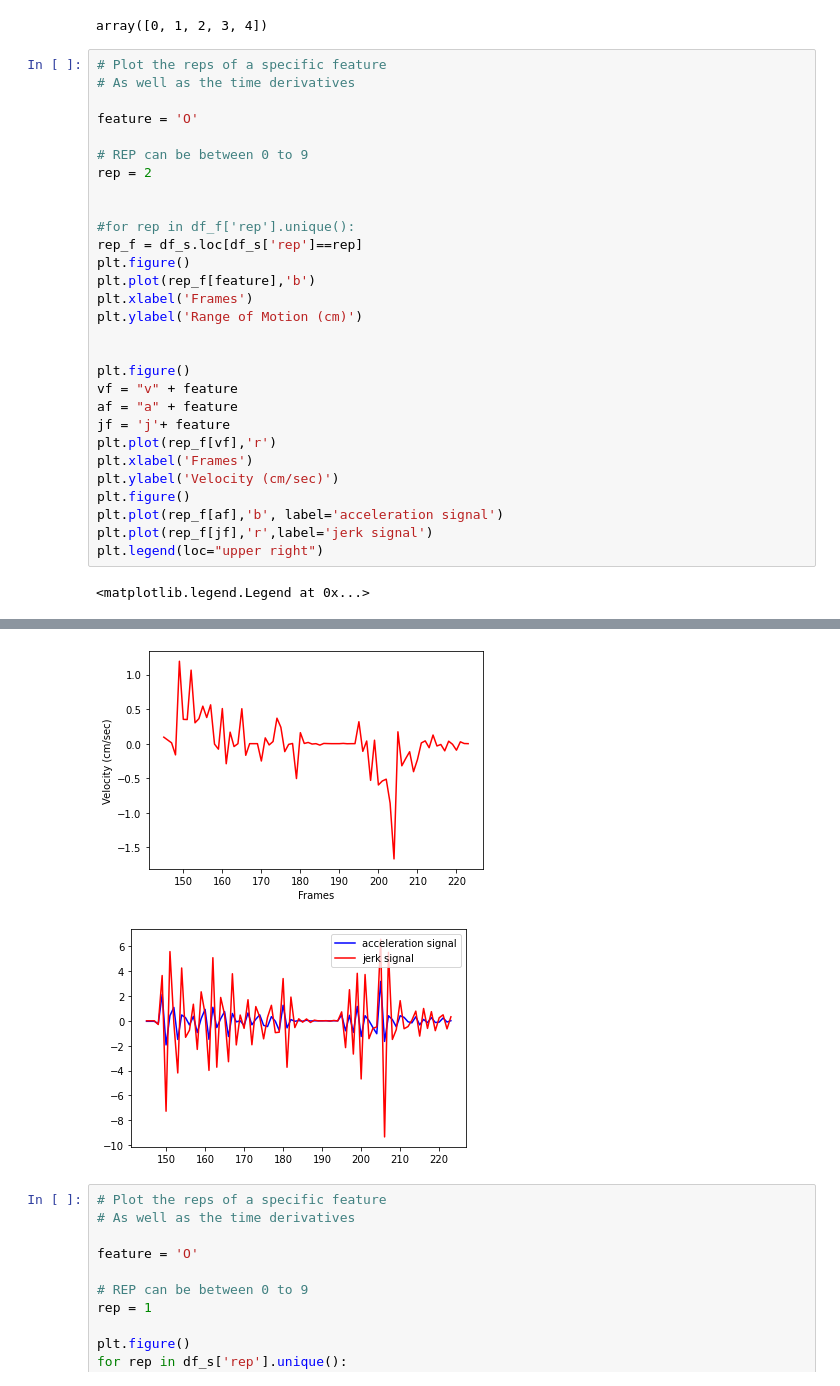
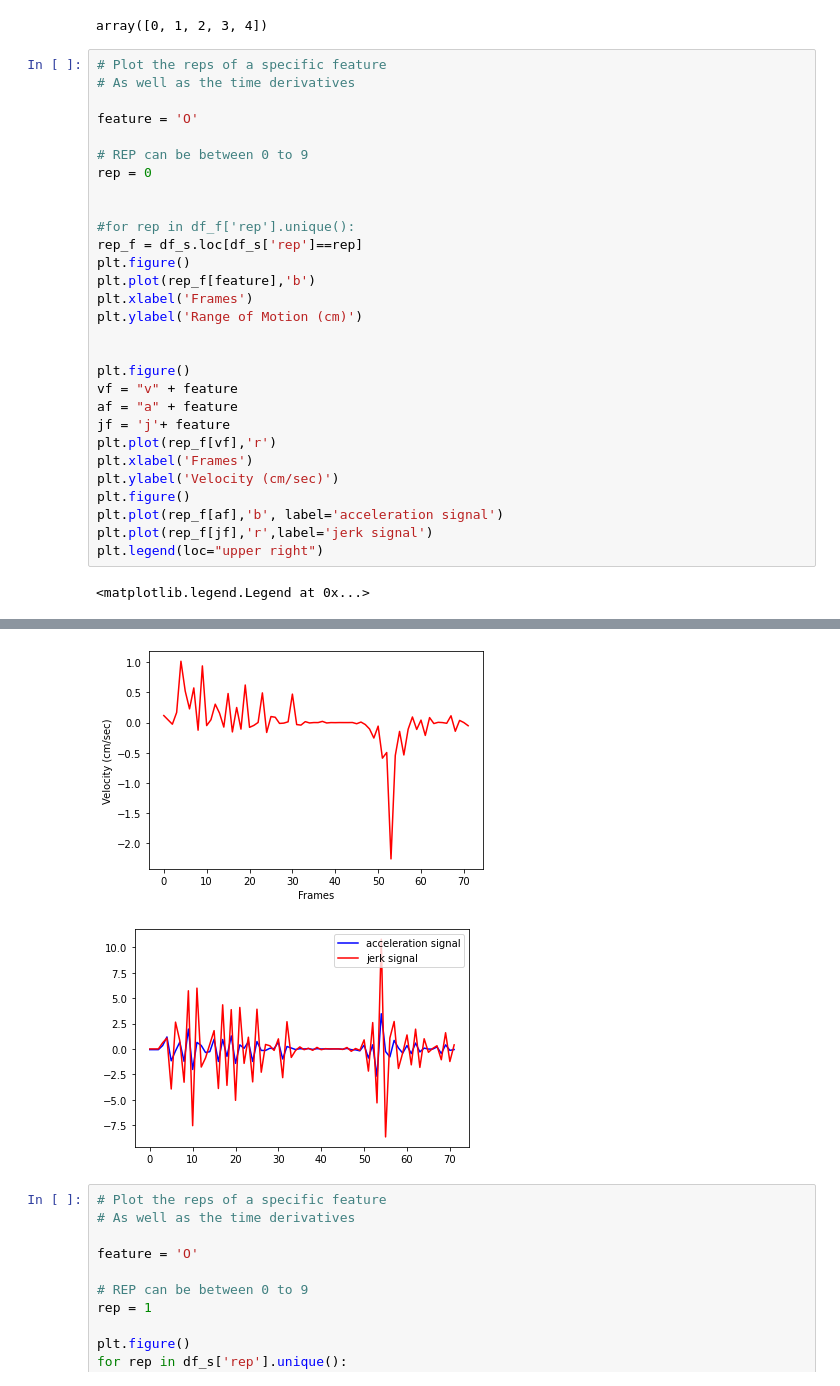
Before and after one commit to denizjafari/ClinicalScore, a Jupyter notebook: FeatureEngTesting.ipynb, the cells around one changed output, grey strips where cells are left out. Cells and saved outputs as stored; diff of their text form.

```diff
--- a/FeatureEngTesting.ipynb
+++ b/FeatureEngTesting.ipynb
@@ -216,7 +176,7 @@ array([0, 1, 2, 3, 4])
 feature = 'O'
 
 # REP can be between 0 to 9
-rep = 2
+rep = 0
 
 
 #for rep in df_f['rep'].unique():
@@ -244,5 +204,5 @@ plt.legend(loc="upper right")
-[figure, old version]
+[figure, new version]
-[figure, old version]
+[figure, new version]
 # %%
 # Plot the reps of a specific feature
 # As well as the time derivatives
```
Also changed, not shown: parts of 17 cells of this notebook, 1 other file.
